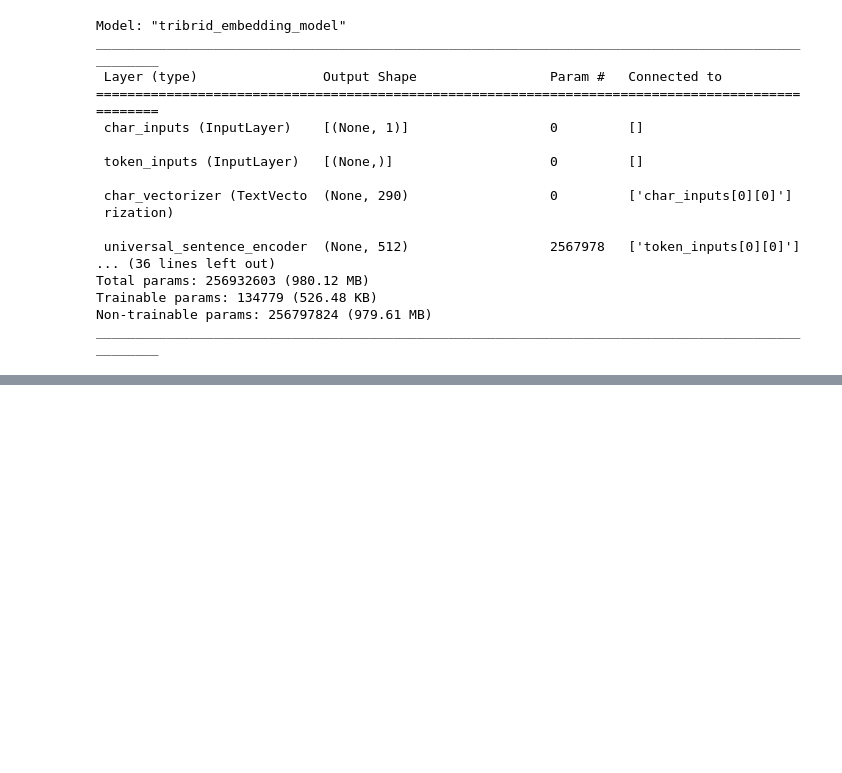
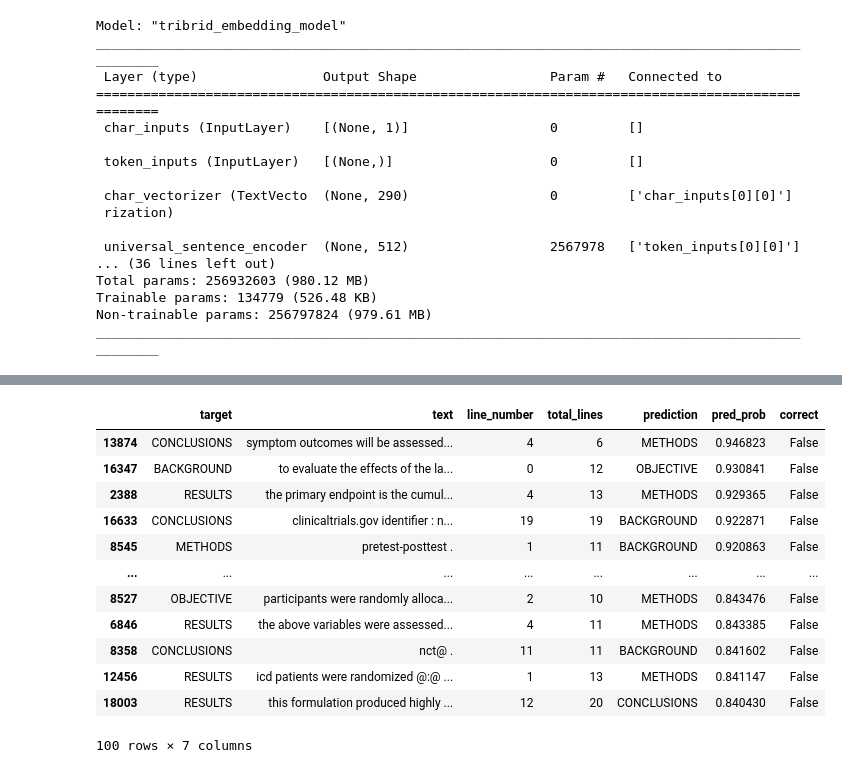
Before and after one commit to Nuthan03/SkimLit, a Jupyter notebook: SkimLit_NLP.ipynb, the cells around one changed output, grey strips where cells are left out. Drawn from its saved outputs; the diff is of its cells as text; code cells hidden in the pictures; blank space fills up the shorter version.

```diff
--- a/SkimLit_NLP.ipynb
+++ b/SkimLit_NLP.ipynb
@@ -1529,0 +1631,18 @@ ________________________________________________________________________________
+# %%
+# Find top 100 most wrong samples
+top_100_wrong = test_df[test_df["correct"] == False].sort_values("pred_prob", ascending=False)[:100]
+top_100_wrong
+# %% [output]
+|  | target | text | line_number | total_lines | prediction | pred_prob | correct |
+| 13874 | CONCLUSIONS | symptom outcomes will be assessed... | 4 | 6 | METHODS | 0.946823 | False |
+| 16347 | BACKGROUND | to evaluate the effects of the la... | 0 | 12 | OBJECTIVE | 0.930841 | False |
+| 2388 | RESULTS | the primary endpoint is the cumul... | 4 | 13 | METHODS | 0.929365 | False |
+| 16633 | CONCLUSIONS | clinicaltrials.gov identifier : n... | 19 | 19 | BACKGROUND | 0.922871 | False |
+| 8545 | METHODS | pretest-posttest . | 1 | 11 | BACKGROUND | 0.920863 | False |
+| ... | ... | ... | ... | ... | ... | ... | ... |
+| 8527 | OBJECTIVE | participants were randomly alloca... | 2 | 10 | METHODS | 0.843476 | False |
+| 6846 | RESULTS | the above variables were assessed... | 4 | 11 | METHODS | 0.843385 | False |
+| 8358 | CONCLUSIONS | nct@ . | 11 | 11 | BACKGROUND | 0.841602 | False |
+| 12456 | RESULTS | icd patients were randomized @:@ ... | 1 | 13 | METHODS | 0.841147 | False |
+| 18003 | RESULTS | this formulation produced highly ... | 12 | 20 | CONCLUSIONS | 0.840430 | False |
+100 rows × 7 columns
```
Also changed, not shown: parts of 58 cells of this notebook.
